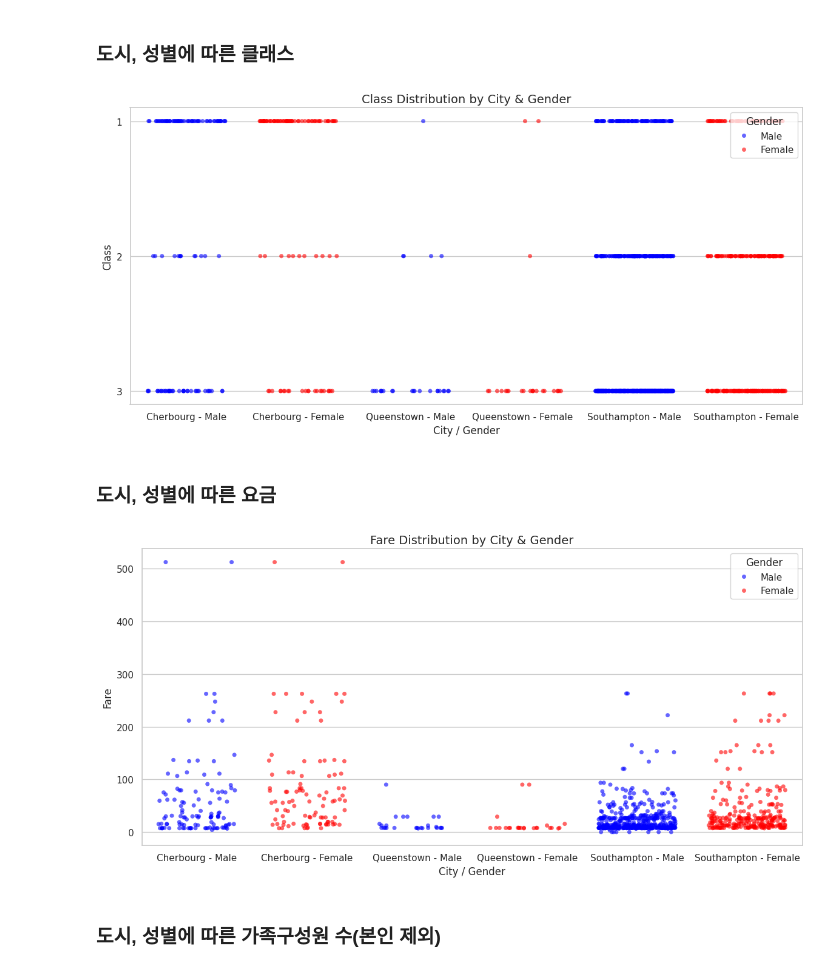
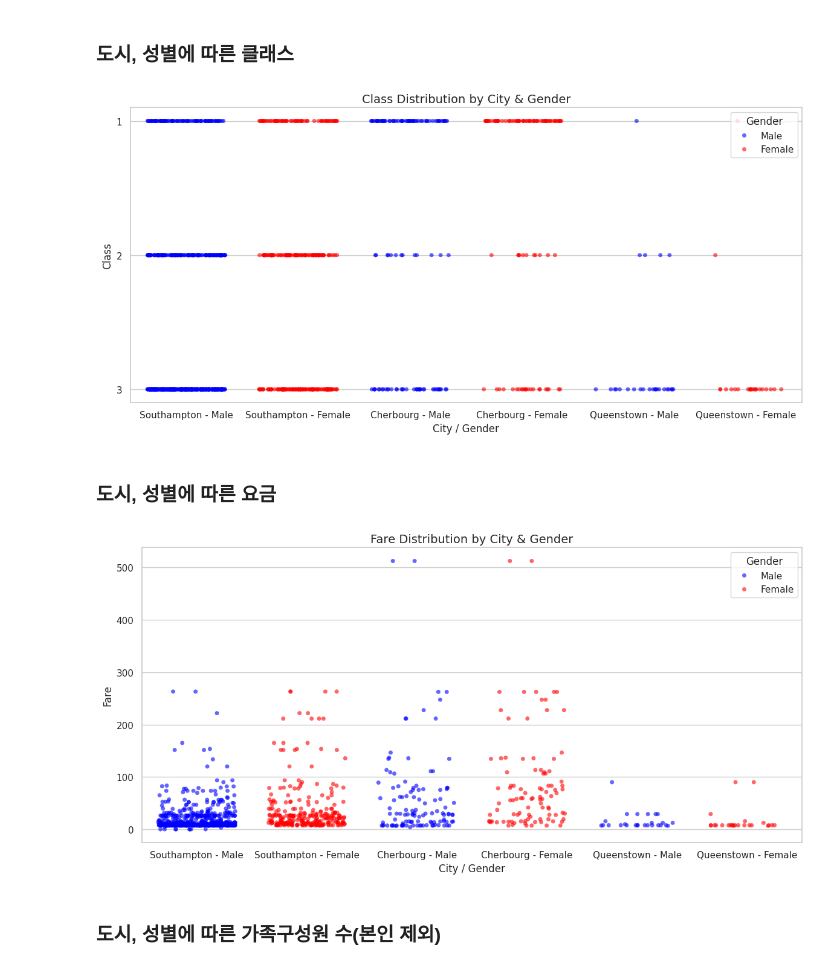
Before and after one commit to sjunc/2025-1-BigData-Team, a Jupyter notebook: analysis/박성준_타이타닉.ipynb, the cells around one changed output. Drawn from its saved outputs; the diff is of its cells as text; code cells hidden in the pictures.

```diff
--- a/analysis/박성준_타이타닉.ipynb
+++ b/analysis/박성준_타이타닉.ipynb
@@ -22,7 +22,7 @@ df = df[df['Embarked'].notna() & df['Age'].notna() & df['Sex'].notna()]
 df['City'] = df['Embarked'].map({'C': 'Cherbourg', 'Q': 'Queenstown', 'S': 'Southampton'})
 
 # X축 도시 순서 고정
-city_order = ['Cherbourg', 'Queenstown', 'Southampton']
+city_order = ['Southampton', 'Cherbourg', 'Queenstown']
 df['City'] = pd.Categorical(df['City'], categories=city_order, ordered=True)
 
 # 색상 설정
@@ -72,11 +72,11 @@ df['City'] = df['Embarked'].map({'C': 'Cherbourg', 'Q': 'Queenstown', 'S': 'Sout
 df['Gender'] = df['Sex'].map({'male': 'Male', 'female': 'Female'})
 df['City_Gender'] = df['City'] + ' - ' + df['Gender']
 
-# X축 순서 고정(도시, 성별 순)
+# X축 순서 고정
 ordered_categories = [
+    'Southampton - Male', 'Southampton - Female',
     'Cherbourg - Male', 'Cherbourg - Female',
-    'Queenstown - Male', 'Queenstown - Female',
-    'Southampton - Male', 'Southampton - Female'
+    'Queenstown - Male', 'Queenstown - Female'
 ]
 df['City_Gender'] = pd.Categorical(df['City_Gender'], categories=ordered_categories, ordered=True)
 
@@ -109,5 +109,5 @@ plt.tight_layout()
 # 그래프 출력
 plt.show()
 # %% [output]
-[figure, old version]
+[figure, new version]
 # %%
@@ -127,40 +127,40 @@ df['City_Gender'] = df['City'] + ' - ' + df['Gender']
 
 # X축 순서 고정
 ordered_categories = [
+    'Southampton - Male', 'Southampton - Female',
     'Cherbourg - Male', 'Cherbourg - Female',
-    'Queenstown - Male', 'Queenstown - Female',
-    'Southampton - Male', 'Southampton - Female'
+    'Queenstown - Male', 'Queenstown - Female'
 ]
 df['City_Gender'] = pd.Categorical(df['City_Gender'], categories=ordered_categories, ordered=True)
 
 # 색상 설정
 palette = {'Male': 'blue', 'Female': 'red'}
 
 # 시각화
 plt.figure(figsize=(12, 6))
 sns.stripplot(
     data=df,
     x='City_Gender',
     y='Fare',
     hue='Gender',
     palette=palette,
     dodge=False,
     jitter=0.35,
     alpha=0.6,
     size=5
 )
 
 # 축, 제목 설정
 plt.title("Fare Distribution by City & Gender", fontsize=14)
 plt.xlabel("City / Gender", fontsize=12)
 plt.ylabel("Fare", fontsize=12)
 plt.legend(title="Gender", loc='upper right')
 
 # 레이아웃 자동 조정
 plt.tight_layout()
 
 # 그래프 출력
 plt.show()
 # %% [output]
-[figure, old version]
+[figure, new version]
 # %%
```
Also changed, not shown: parts of 7 cells of this notebook.
